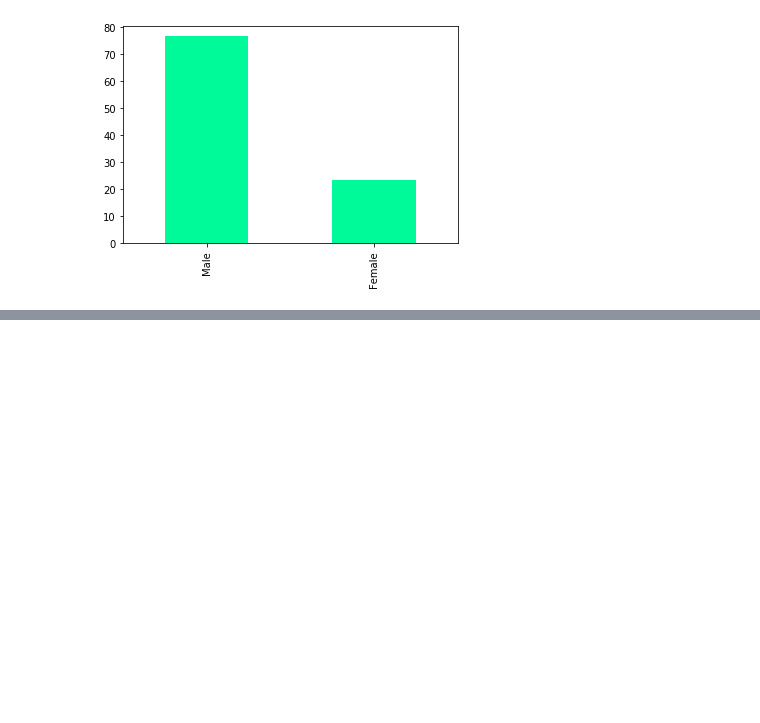
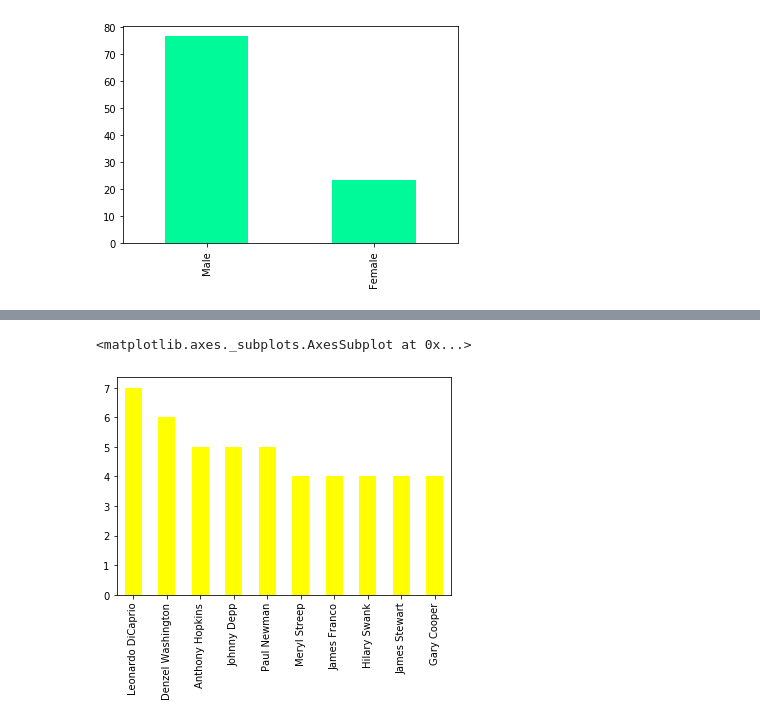
Before and after one commit to at3432/DataStudioProjects, a Jupyter notebook: Biopics0/Biopics.ipynb, the cells around one changed output, grey strips where cells are left out. Cells and saved outputs as stored; diff of their text form; code cells hidden in the pictures; blank space fills up the shorter version.

```diff
--- a/Biopics/Biopics.ipynb
+++ b/Biopics0/Biopics.ipynb
@@ -98,3 +98,5 @@ gender.plot(kind='bar', color='mediumspringgreen')
 [figure]
 # %%
 df1 = df.subject.value_counts().head(20)
+# %%
+df2 = df.lead_actor_actress.value_counts().head(10)
@@ -101,2 +119,7 @@ df1 = df.subject.value_counts().head(20)
 # %%
 # df1.to_csv("10figures.csv", index=False)
+# %%
+df2.sort_values(ascending=False).plot(kind="bar", width=0.5, color='yellow')
+# %% [output]
+<matplotlib.axes._subplots.AxesSubplot at 0x...>
+[figure, added]
```
Also changed, not shown: parts of 2 cells of this notebook, 17 other files.
